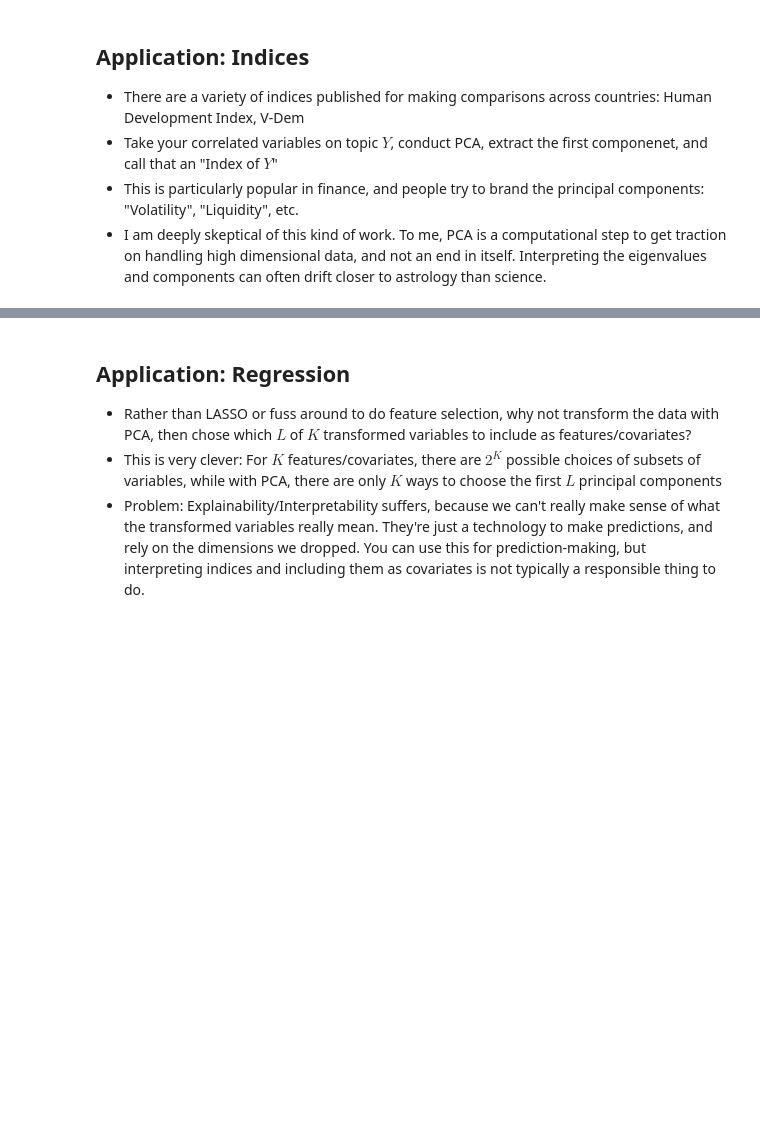
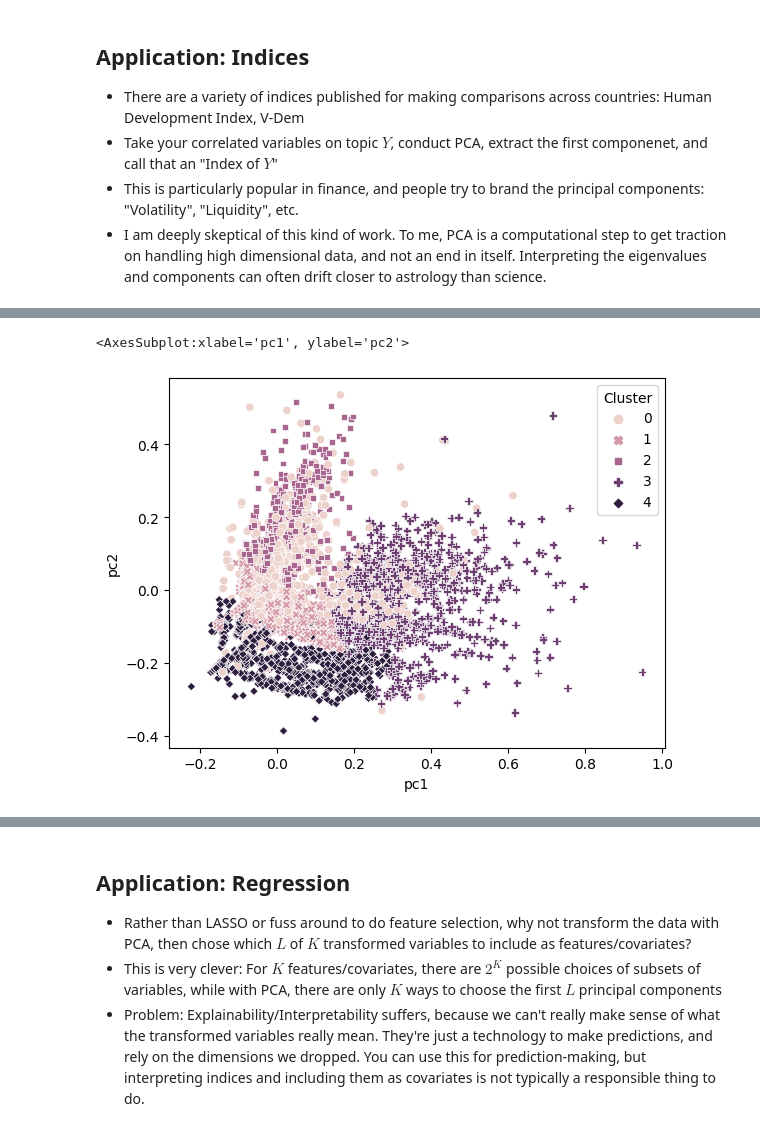
Before and after one commit to zwt4pb/PCA, a Jupyter notebook: pca.ipynb, the cells around one changed output, grey strips where cells are left out. Cells and saved outputs as stored; diff of their text form; code cells hidden in the pictures; blank space fills up the shorter version.

```diff
--- a/pca.ipynb
+++ b/pca.ipynb
@@ -231,0 +301,14 @@ Z_house = pca.transform(X_house) # Project house data; could use new data or tes
+# %%
+model = KMeans(n_clusters=5, n_init=10, random_state=1)
+model = model.fit(Z_house)
+cluster_hat = model.predict(Z_house)
+
+gdf = pd.DataFrame({'pc1':Z_house[:,1],
+                    'pc2':Z_house[:,2],
+                    'Cluster':cluster_hat})
+
+
+sns.scatterplot(data=gdf,x='pc1', y='pc2',hue='Cluster',style='Cluster')
+# %% [output]
+<AxesSubplot:xlabel='pc1', ylabel='pc2'>
+[figure, added]
```
Also changed, not shown: parts of 14 cells of this notebook.
